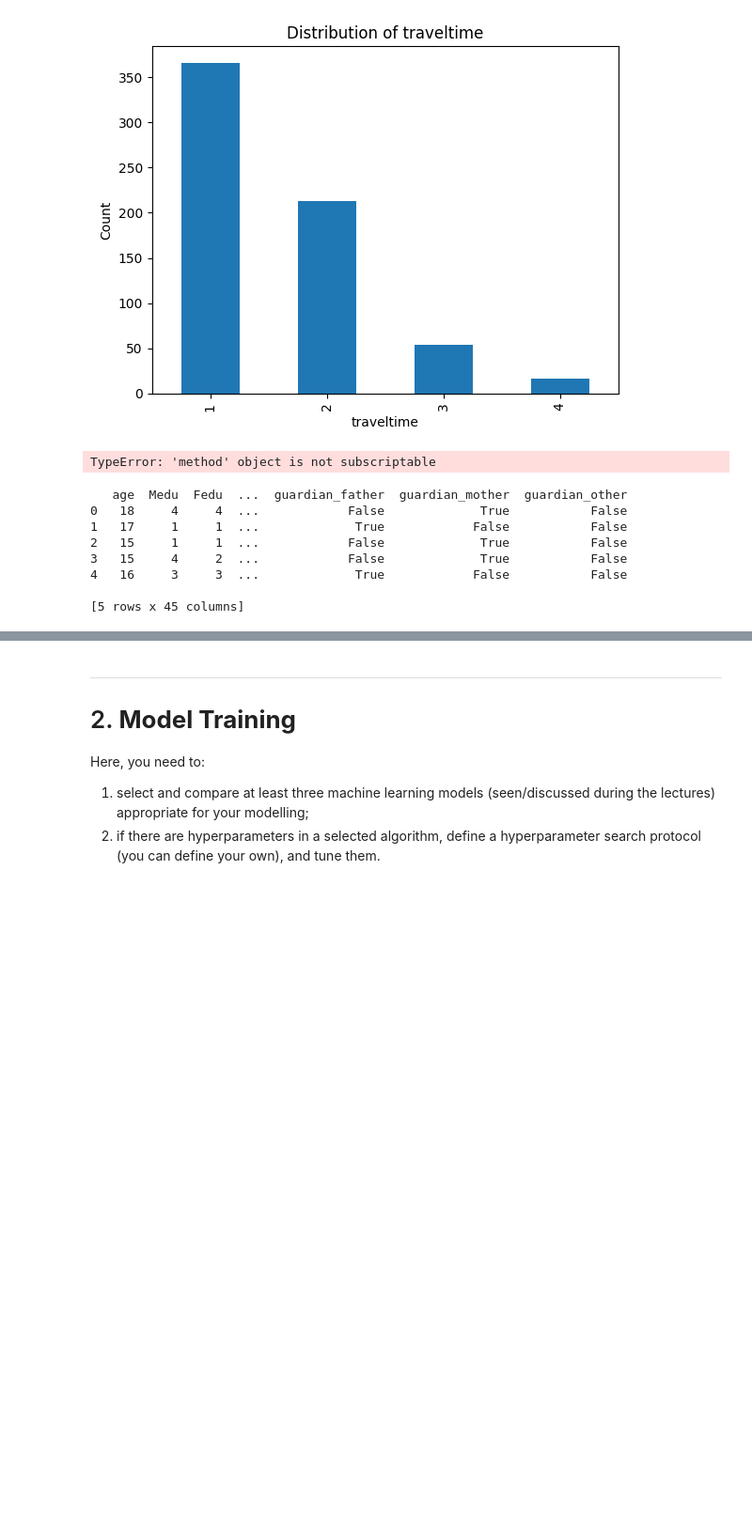
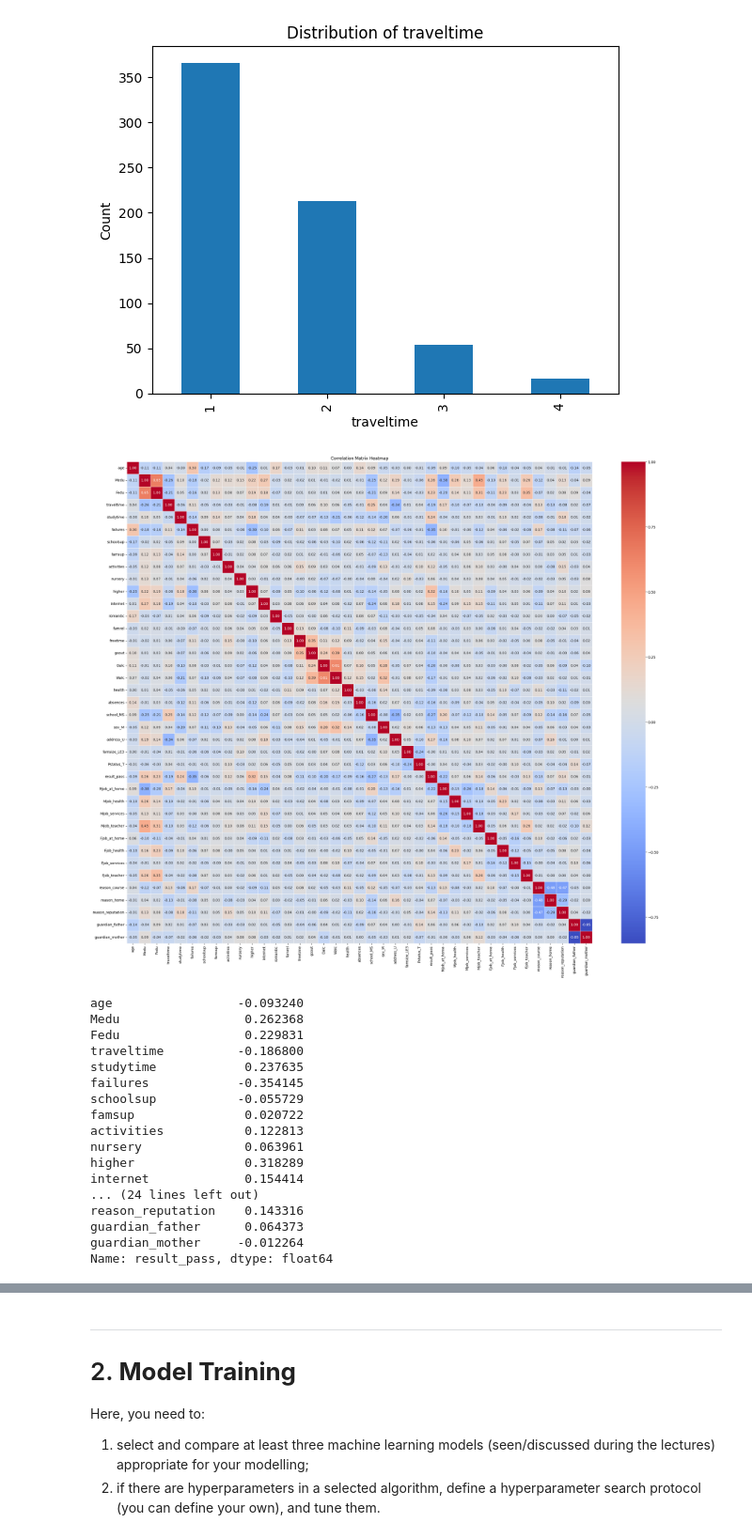
Before and after one commit to Patrick-Devine33/Academic-Success-Predictor, a Jupyter notebook: COMP534_assignment1.ipynb, the cells around one changed output, grey strips where cells are left out. Shown at 94% size. Saved outputs shown, nothing was run; the diff lists cells and outputs as text; code cells hidden in the pictures; blank space fills up the shorter version.

```diff
--- a/COMP534_assignment1.ipynb
+++ b/COMP534_assignment1.ipynb
@@ -78,8 +79,9 @@ for col in scale4:
 for col in scale5:
     df = df[df[col].isin(valid_5scale)]
 
-for col in yes_no:
-    df = df[df[col].isin(valid_yes_no)]
+#print(df[yes_no])
+#for col in yes_no:
+#    df = df[df[col].isin(valid_yes_no)]
 
 # Create the target column of pass/fail based on min Grade
 
@@ -122,28 +124,47 @@ for column in all_column:
 # Remove outliers and unnecessary columns
 
 df = df[df['age'] < 22]
-
-df = df.drop(columns=['paid'])
+df = df.drop(columns=['paid', 'Grade'])
 df = df.drop(columns=["Unnamed: 0"], errors="ignore") # dropping the index column
-# %% [output]
-TypeError: 'method' object is not subscriptable
 # %%
 # Now encode the data to allow for correlation analysis
 
-df[yes_no] = df[yes_no].apply(lambda x: x.map({'yes': 1, 'no': 0}))
+yes_no = ['schoolsup', 'famsup', 'activities', 'nursery', 'higher',
+          'internet', 'romantic']
+df[yes_no] = df[yes_no].apply(lambda x: x.map({"yes": 1, "no": 0}))
 
 binary_columns = ["school", "sex", "address", "famsize", "Pstatus", "result"]
 df_encoded = pd.get_dummies(df, columns = binary_columns, drop_first= True ) #one-hot encoded (dummy) variables to handle binary str data
 categorical_columns = ["Mjob", "Fjob", "reason", "guardian"]
 df_encoded = pd.get_dummies(df_encoded, columns = categorical_columns, drop_first = False)
 
-print(df_encoded.head())
+df_encoded = df_encoded[df_encoded.columns.drop(list(df_encoded.filter(regex='_other')))]
+df_encoded = df_encoded.drop(columns=["Unnamed: 0"], errors="ignore") # dropping the index column
-# %% [output]
-   age  Medu  Fedu  ...  guardian_father  guardian_mother  guardian_other
-0   18     4     4  ...            False             True           False
-1   17     1     1  ...             True            False           False
-2   15     1     1  ...            False             True           False
-3   15     4     2  ...            False             True           False
-4   16     3     3  ...             True            False           False
-
-[5 rows x 45 columns]
+# %%
+# Preform correlation analysis
+correlation_matrix = df_encoded.corr()
+plt.figure(figsize=(30,25))
+sns.heatmap (correlation_matrix, cmap= "coolwarm", annot = True, fmt= ".2f", linewidths= 0.5)
+plt.title("Correlation Matrix Heatmap")
+plt.show()
+
+print(correlation_matrix['result_pass'])
+# %% [output]
+[figure, added]
+age                 -0.093240
+Medu                 0.262368
+Fedu                 0.229831
+traveltime          -0.186800
+studytime            0.237635
+failures            -0.354145
+schoolsup           -0.055729
+famsup               0.020722
+activities           0.122813
+nursery              0.063961
+higher               0.318289
+internet             0.154414
+... (24 lines left out)
+reason_reputation    0.143316
+guardian_father      0.064373
+guardian_mother     -0.012264
+Name: result_pass, dtype: float64
```
Also changed, not shown: parts of 8 cells of this notebook.
